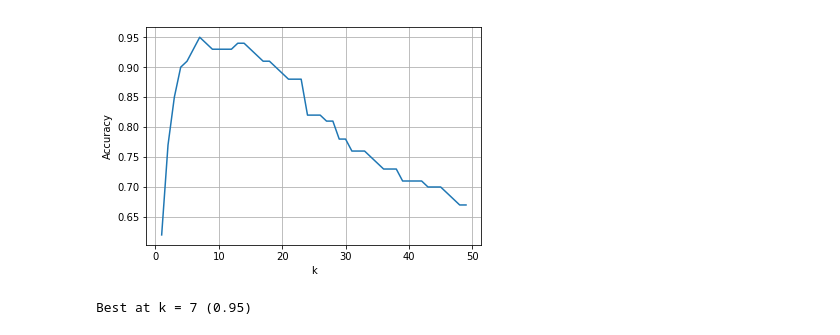
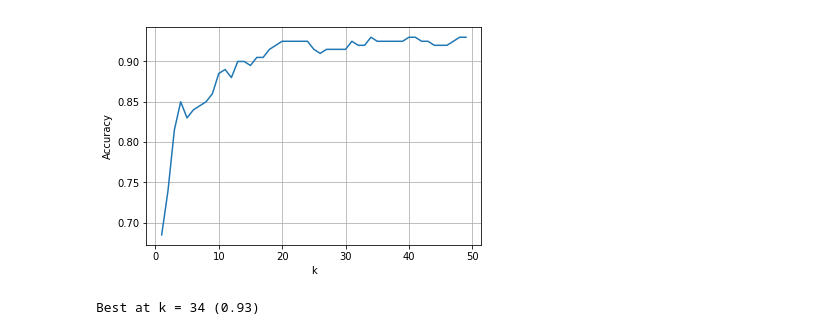
Before and after one commit to AdityaVallabh/lab-codes, a Jupyter notebook: Semester-6/ISOC632E/pca/Face Recognition with PCA.ipynb, the cells around one changed output. Saved outputs shown, nothing was run; the diff lists cells and outputs as text; code cells hidden in the pictures.

```diff
--- a/Semester-6/ISOC632E/pca/Face Recognition with PCA.ipynb
+++ b/Semester-6/ISOC632E/pca/Face Recognition with PCA.ipynb
@@ -12,12 +13,12 @@ class PCA:
         C = np.cov(X)
         W, V = LA.eig(C)
         idx = W.argsort()[::-1]
-        U = V[:,idx][:k].dot(X)
+        U = V[idx[:k]].dot(X)
         return U
 
     def view_eigenfaces(self, m, n):
         v = self.V
-        for i in range(len(v)):
+        for i in range(min(m*n, len(v))):
             plt.subplot(m, n, i+1)
             im = v[i].reshape(shape)
             plt.axis('off')
@@ -38,7 +39,7 @@ class PCA:
         self.V = self.eigenize(X, k=k)
         self.signatures = self.get_signatures(self.X)
 
-    def predict(self, X, thresh=1):
+    def predict(self, X, thresh=None):
         A = self.signatures
         X = X - self.M
         signs = self.get_signatures(X)
@@ -50,29 +51,34 @@ class PCA:
                 if mini == None or curr < mini:
                     mini = curr
                     idx = i
-            YY.append((self.Y[idx], mini) if mini <= thresh else (None, mini))
-        return np.array(YY)
+            YY.append([self.Y[idx], mini] if not thresh or mini <= thresh else (None, mini))
+        return YY
 # %%
 def load_data(folder, people=None, poses=None, seed=None):
     random.seed(seed)
     labels = [f.name for f in os.scandir(folder) if f.is_dir()]
     people = people if people else len(labels)
     labels = random.sample(labels, people)
-    X, Y = [], []
+    X, Y, Xt, Yt = [], [], [], []
     for label in labels:
         files = glob.glob(f'{folder}/{label}/*')
         poses = poses if poses else len(files)
-        files = random.sample(files, poses)
-        for file in files:
+        train_files = random.sample(files, poses)
+        test_files = list(set(files).difference(set(train_files)))
+        assert len(train_files) + len(test_files) == len(files)
+        for file in train_files:
             image = plt.imread(file)
             shape = image.shape
             image = image.flatten()
             X.append(image)
             Y.append(label)
-    assert len(X) == len(Y)
-    X, Y = np.array(X), np.array(Y)
-    idx = np.random.permutation(len(X))
-    return X[idx], Y[idx], shape
+        for file in test_files:
+            image = plt.imread(file)
+            shape = image.shape
+            image = image.flatten()
+            Xt.append(image)
+            Yt.append(label)
+    return np.array(X), np.array(Y), np.array(Xt), np.array(Yt), shape
 # %%
 def calc_accuracy(YY, test_y):
     correct, wrong, none = 0, 0, 0
@@ -87,20 +93,21 @@ def calc_accuracy(YY, test_y):
     acc = correct/(wrong+none+correct)
     return acc, correct, wrong, none
 # %%
-train_x, train_y, shape = load_data('orl_faces', people=10, poses=5, seed=42)
+train_x, train_y, test_x, test_y, shape = load_data('orl_faces', people=20, poses=6, seed=42)
 model = PCA()
-test_x, test_y, shape = load_data('orl_faces', people=10, poses=None, seed=42)
+test_x, test_y, _, _, shape = load_data('orl_faces', people=20, poses=None, seed=42)
 accs = []
-for k in range(1, 50):
+k_vals = range(1, 50, 1)
+for k in tqdm(k_vals):
     model.train(train_x, train_y, k)
-    YY = model.predict(test_x, 1e7)
+    YY = model.predict(test_x)
     acc, correct, wrong, none = calc_accuracy(YY, test_y)
     accs.append(acc)
-plt.plot(range(1,50), accs)
+plt.plot(k_vals, accs)
 plt.xlabel('k')
 plt.ylabel('Accuracy')
 plt.grid()
 plt.show()
-k = accs.index(max(accs)) + 1
-print(f'Best at k = {k} ({accs[k-1]})')
+k = k_vals[accs.index(max(accs))]
+print(f'Best at k = {k} ({max(accs)})')
 # %% [output]
@@ -107,4 +115,4 @@ print(f'Best at k = {k} ({accs[k-1]})')
-[figure, old version]
+[figure, new version]
-Best at k = 7 (0.95)
+Best at k = 34 (0.93)
 # %%
 model.train(train_x, train_y, k)
```
Also changed, not shown: parts of 4 cells of this notebook.
